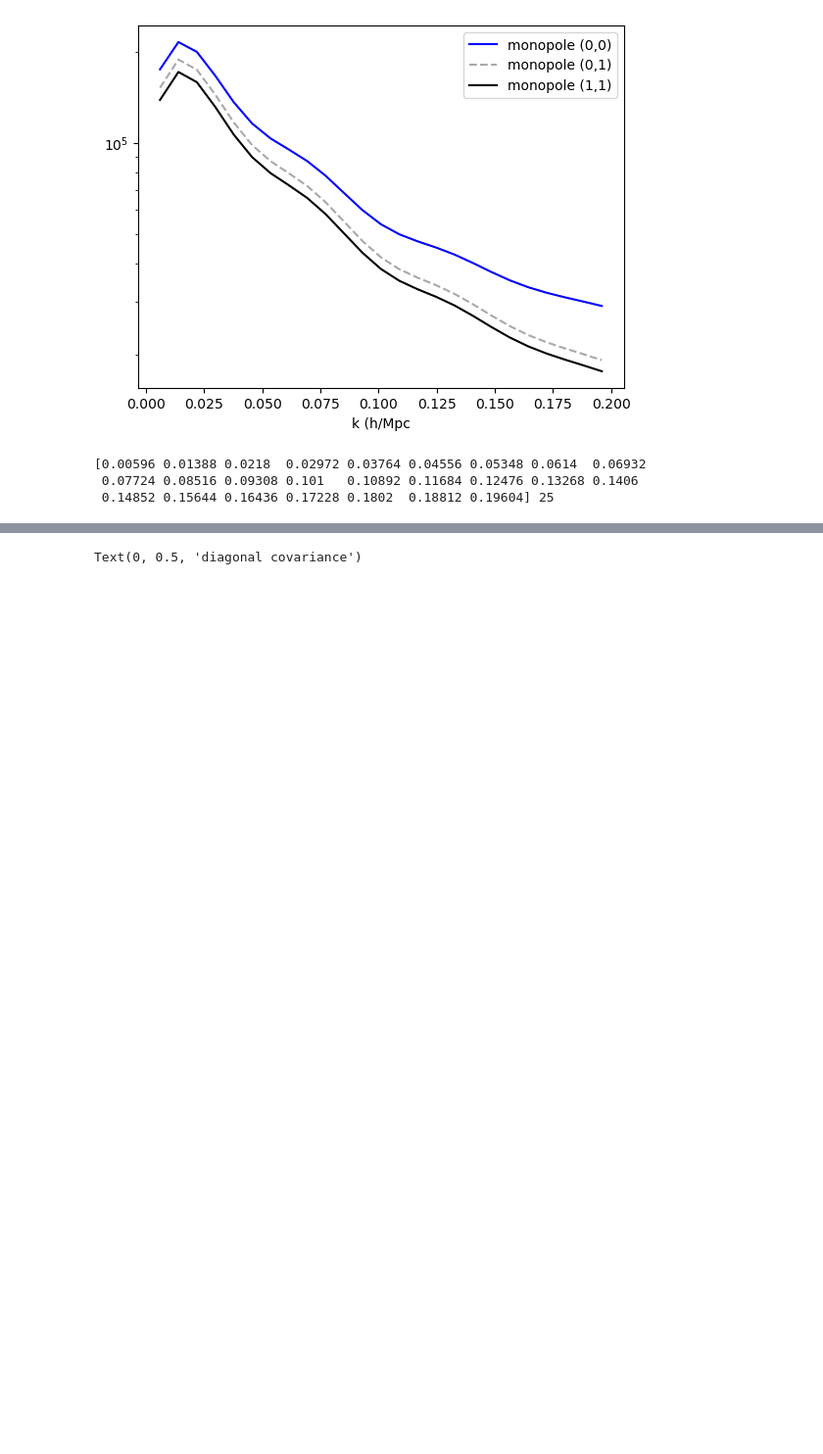
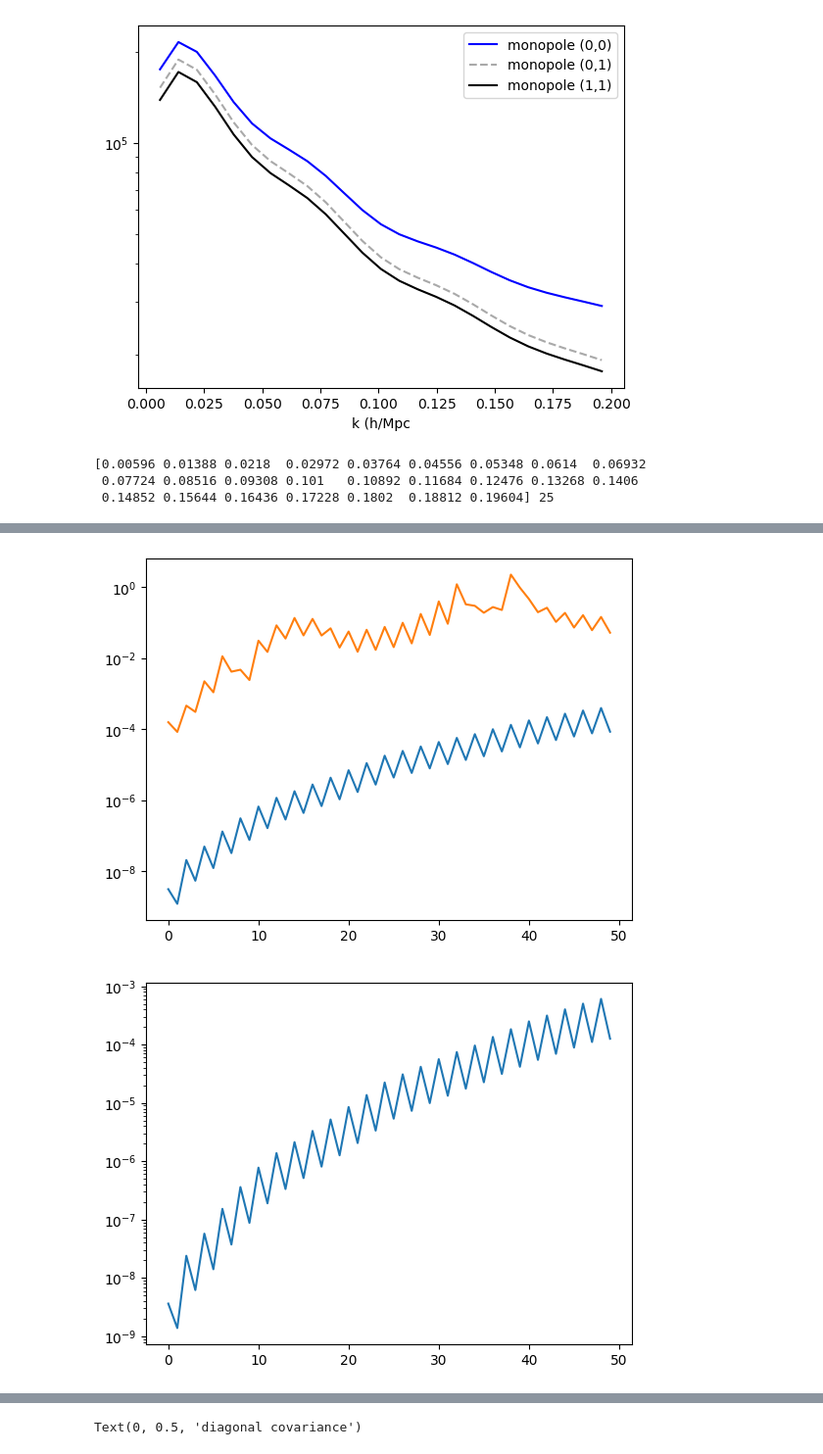
Before and after one commit to jadamo/covapt_mt, a Jupyter notebook: test_mt_covapt.ipynb, the cells around one changed output, grey strips where cells are left out. Shown at 98% size. Saved outputs shown, nothing was run; the diff lists cells and outputs as text; code cells hidden in the pictures; blank space fills up the shorter version.

Commit message:
update generation scripts

```diff
--- a/test_mt_covapt.ipynb
+++ b/test_mt_covapt.ipynb
@@ -287,19 +313,66 @@ plt.yscale("log")
 # %%
-# save inverse matrices as a dictionary of pytorch tensors
-# NOTE: You should do this calculation in double percision to increase numerical stability
-P = {}
-P = torch.zeros((num_zbins, new_cov[0].shape[0], new_cov[0].shape[1]), dtype=torch.float64)
+# # save inverse matrices as a dictionary of pytorch tensors
+# # NOTE: You should do this calculation in double percision to increase numerical stability
+# P = {}
+# P = torch.zeros((num_zbins, new_cov[0].shape[0], new_cov[0].shape[1]), dtype=torch.float64)
+# for z in range(num_zbins):
+#     bin_str = "zbin_"+str(z)
+#     print(bin_str)
+#     L = np.linalg.cholesky(new_cov[z])
+#     P[z] = torch.from_numpy(np.linalg.inv(new_cov[z]))
+
+#     eig, q = torch.linalg.eigh(P[z])
+#     print((eig[(eig < 0)]))
+#     assert torch.all(eig > 0)
+
+# print(config_dict["output_dir"])
+# print(P.shape, P.dtype)
+# torch.save(P, config_dict["output_dir"]+"invcov.dat")
+
+new_cov = flip_axes(C_G_fixed, num_spectra, num_kbins, num_ells)
+P_full = np.zeros((num_zbins, num_spectra*num_kbins*num_ells, num_spectra*num_kbins*num_ells))
 for z in range(num_zbins):
-    bin_str = "zbin_"+str(z)
-    print(bin_str)
-    L = np.linalg.cholesky(new_cov[z])
-    P[z] = torch.from_numpy(np.linalg.inv(new_cov[z]))
+    P_full[z] = np.linalg.inv(new_cov[z])
+    try:
+        L = np.linalg.cholesky(P_full[z])
+    except:
+        print("ERROR!, matrix [{:d}] is not positive-definite!".format(z))
 
-    eig, q = torch.linalg.eigh(P[z])
-    print((eig[(eig < 0)]))
-    assert torch.all(eig > 0)
+# Save a single panel for testing emulator with one tracer / redshift bin
+# TODO: move to dedicated script
+P_seperate = np.zeros((num_spectra, num_zbins, num_ells*num_kbins, num_ells*num_kbins))
+P_seperate_2 = np.zeros((num_spectra, num_zbins, num_ells*num_kbins, num_ells*num_kbins))
 
-print(config_dict["output_dir"])
-print(P.shape, P.dtype)
-torch.save(P, config_dict["output_dir"]+"invcov.dat")
+for z in range(num_zbins):
+    ps_idx = 0
+    for ps_1, ps_2 in itertools.product(range(2), repeat=2):
+        if ps_1 > ps_2: continue
+        C_sub = new_cov[z][ps_1*num_ells*num_kbins: (ps_1+1)*num_ells*num_kbins,\
+                           ps_2*num_ells*num_kbins: (ps_2+1)*num_ells*num_kbins]
+        P_seperate[ps_idx, z] = np.linalg.inv(C_sub)
+        P_seperate_2[ps_idx, z] = P_full[z][ps_1*num_ells*num_kbins: (ps_1+1)*num_ells*num_kbins,\
+                                          ps_2*num_ells*num_kbins: (ps_2+1)*num_ells*num_kbins]
+
+        plt.figure()
+        plt.plot(np.diag(P_seperate[ps_idx, z]))
+        plt.plot(np.diag(P_seperate_2[ps_idx, z]))
+        plt.yscale("log")
+        try:
+            L = np.linalg.cholesky(P_seperate_2[ps_idx, z])
+        except:
+            print("ERROR!, matrix [{:d}, {:d}, {:d}] is not positive-definite!".format(z, ps_1, ps_2))
+        #     eigvals_true, Q = np.linalg.eig(P_seperate[ps_idx, z])
+        #     if np.any(eigvals_true < 0):
+        #         P_fixed = Q @ (np.diag(abs(eigvals_true)) @ np.linalg.inv(Q))
+        #         plt.figure()
+        #         plt.imshow((P_fixed - P_seperate[ps_idx, z]) / P_seperate[ps_idx, z], cmap="RdBu", vmin=-1, vmax=1)
+        #         plt.colorbar()
+        ps_idx += 1
+
+#C_small = new_cov[0][:50, :50]
+#img = plt.imshow(C_small, cmap="viridis",  norm=colors.LogNorm(vmin=0.1, vmax=np.amax(C_G[z])))
+#P_small = np.linalg.inv(C_small)
+save_dir = "/home/joeadamo/Research/Data/SPHEREx-Data/Training-Set-EFT-2s-2z/"
+#torch.save(torch.from_numpy(P_seperate), save_dir+"invcov.dat")
+#torch.save(torch.from_numpy(P_full), save_dir+"invcov_full.dat")
 # %% [output]
@@ -311,0 +385,2 @@ torch.Size([2, 150, 150]) torch.float64
+[figure, added]
+[figure, added]
```
Also changed, not shown: parts of 11 cells of this notebook, 2 other files.
